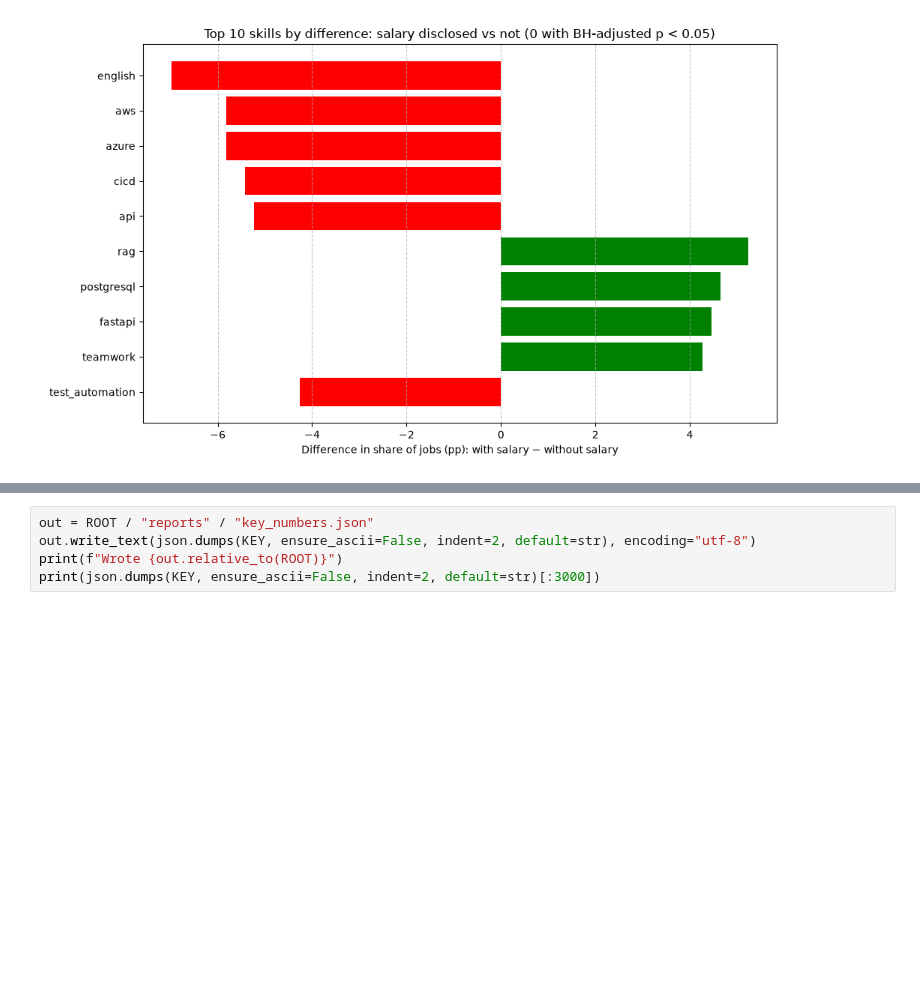
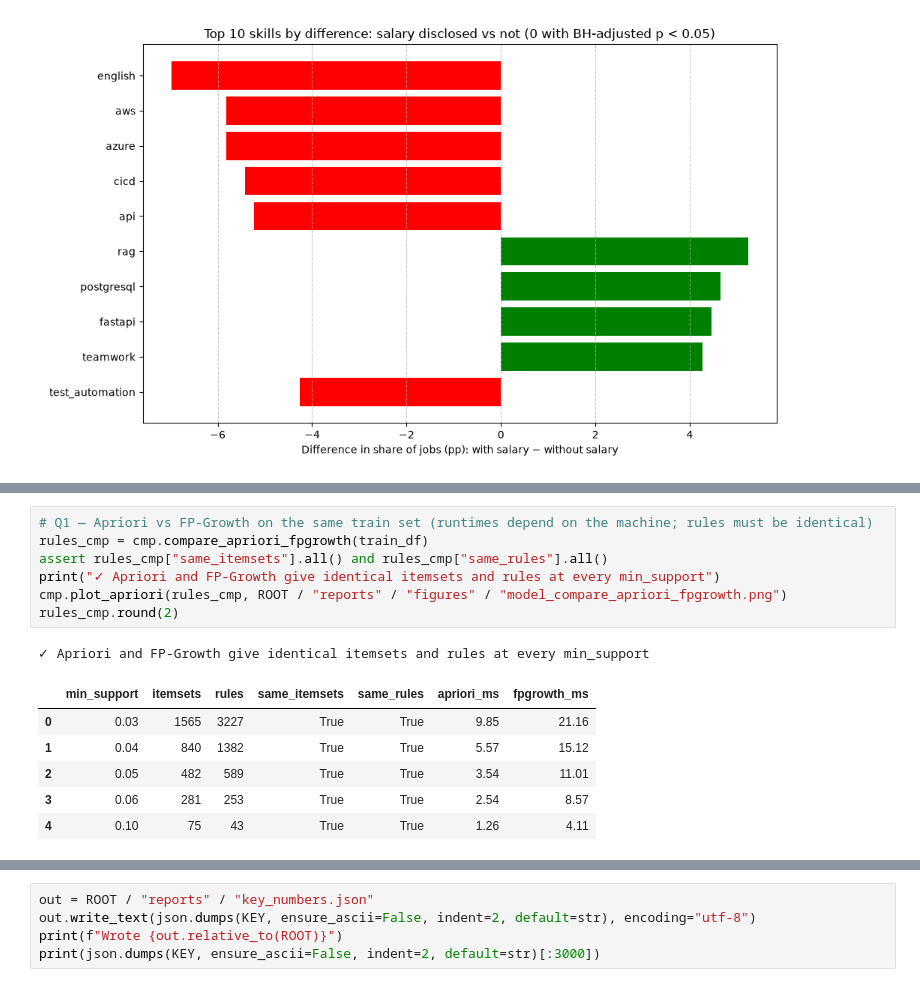
Before and after one commit to dogtoro/Labor-Market-Intelligence, a Jupyter notebook: notebooks/final_notebook.ipynb, the cells around one changed output, grey strips where cells are left out. Saved outputs shown, nothing was run; the diff lists cells and outputs as text; blank space fills up the shorter version.

```diff
--- a/notebooks/final_notebook.ipynb
+++ b/notebooks/final_notebook.ipynb
@@ -432,0 +500,15 @@ for name in ["bias_levels.png", "bias_skills.png"]:
+# %%
+# Q1 — Apriori vs FP-Growth on the same train set (runtimes depend on the machine; rules must be identical)
+rules_cmp = cmp.compare_apriori_fpgrowth(train_df)
+assert rules_cmp["same_itemsets"].all() and rules_cmp["same_rules"].all()
+print("✓ Apriori and FP-Growth give identical itemsets and rules at every min_support")
+cmp.plot_apriori(rules_cmp, ROOT / "reports" / "figures" / "model_compare_apriori_fpgrowth.png")
+rules_cmp.round(2)
+# %% [output]
+✓ Apriori and FP-Growth give identical itemsets and rules at every min_support
+|  | min_support | itemsets | rules | same_itemsets | same_rules | apriori_ms | fpgrowth_ms |
+| 0 | 0.03 | 1565 | 3227 | True | True | 9.85 | 21.16 |
+| 1 | 0.04 | 840 | 1382 | True | True | 5.57 | 15.12 |
+| 2 | 0.05 | 482 | 589 | True | True | 3.54 | 11.01 |
+| 3 | 0.06 | 281 | 253 | True | True | 2.54 | 8.57 |
+| 4 | 0.10 | 75 | 43 | True | True | 1.26 | 4.11 |
```
Also changed, not shown: parts of 9 cells of this notebook, 15 other files.
